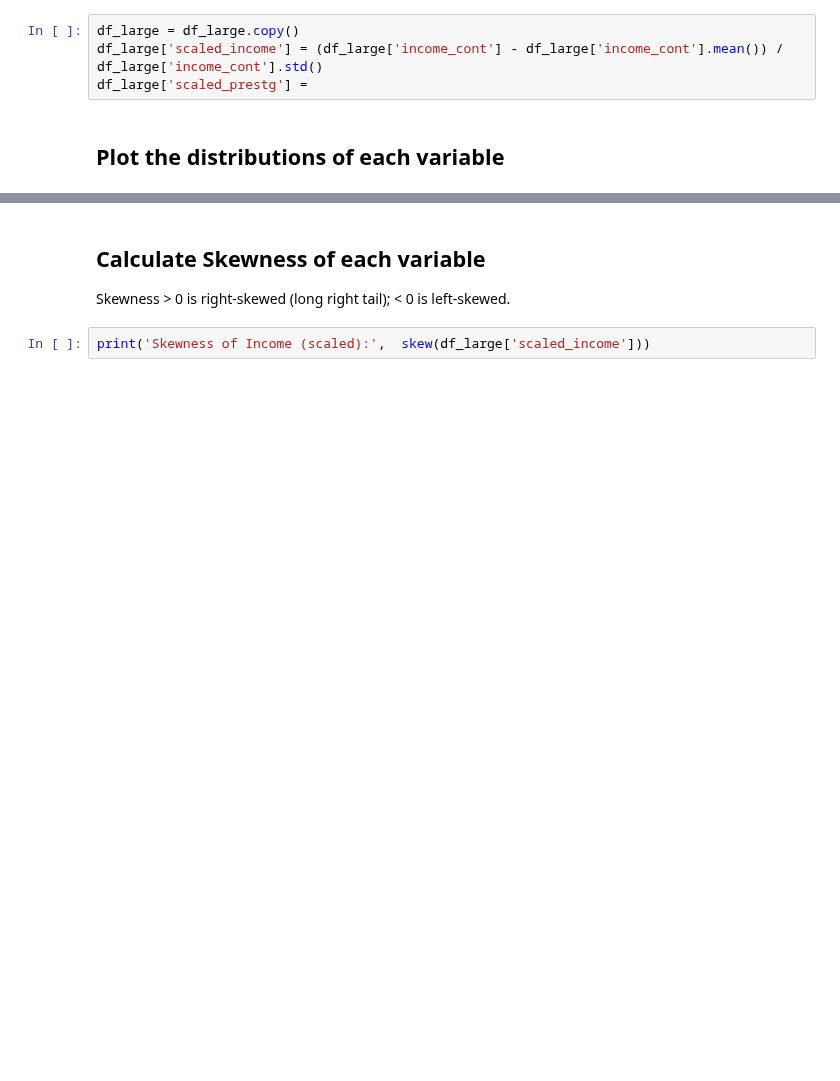
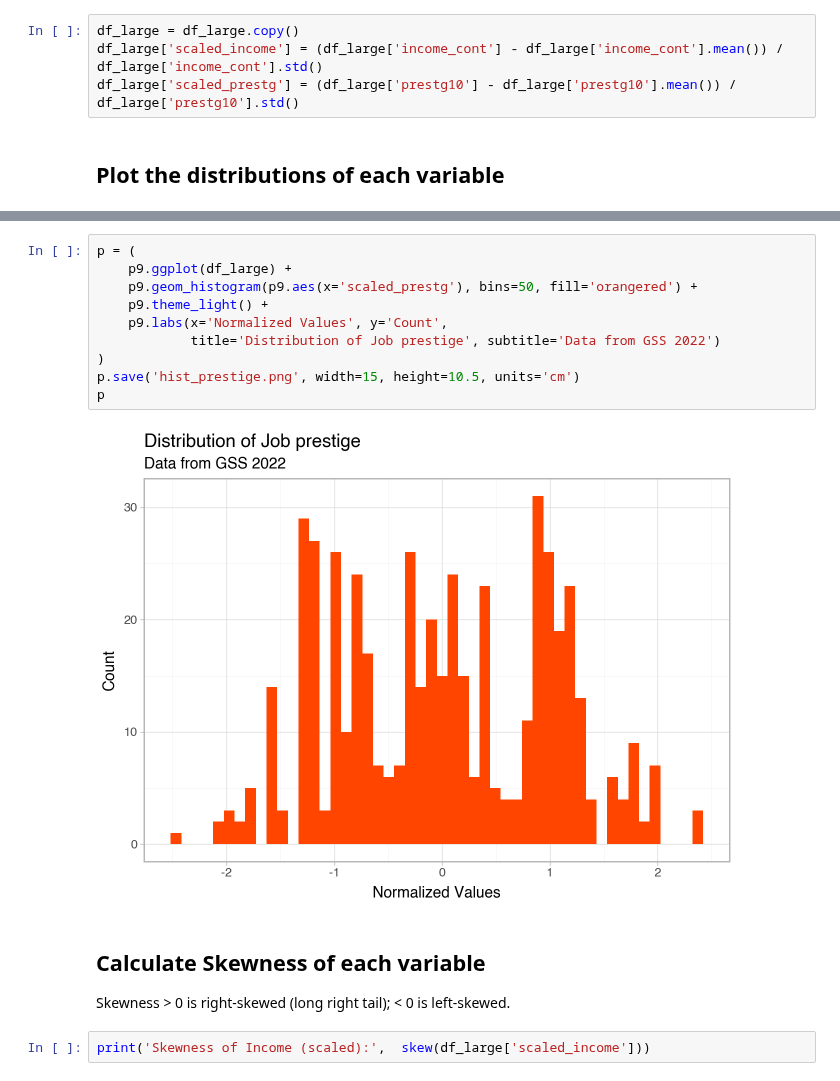
Before and after one commit to xiangyum/hs4002labs_2026, a Jupyter notebook: week3/week3_notebook_student.ipynb, the cells around one changed output, grey strips where cells are left out. Cells and saved outputs as stored; diff of their text form; blank space fills up the shorter version.

```diff
--- a/week3/week3_notebook_student.ipynb
+++ b/week3/week3_notebook_student.ipynb
@@ -116,7 +175,7 @@ Standardize so both variables are on the same scale (mean = 0, SD = 1). Equivale
 # %%
 df_large = df_large.copy()
 df_large['scaled_income'] = (df_large['income_cont'] - df_large['income_cont'].mean()) / df_large['income_cont'].std()
-df_large['scaled_prestg'] =
+df_large['scaled_prestg'] = (df_large['prestg10'] - df_large['prestg10'].mean()) / df_large['prestg10'].std()
 # %% [markdown]
 ## Plot the distributions of each variable
 # %%
@@ -132,3 +193,15 @@ p
+# %%
+p = (
+	p9.ggplot(df_large) +
+	p9.geom_histogram(p9.aes(x='scaled_prestg'), bins=50, fill='orangered') +
+	p9.theme_light() +
+	p9.labs(x='Normalized Values', y='Count',
+			title='Distribution of Job prestige', subtitle='Data from GSS 2022')
+)
+p.save('hist_prestige.png', width=15, height=10.5, units='cm')
+p
+# %% [output]
+[figure, added]
 # %% [markdown]
 ## Calculate Skewness of each variable
 
```
Also changed, not shown: parts of 13 cells of this notebook.
